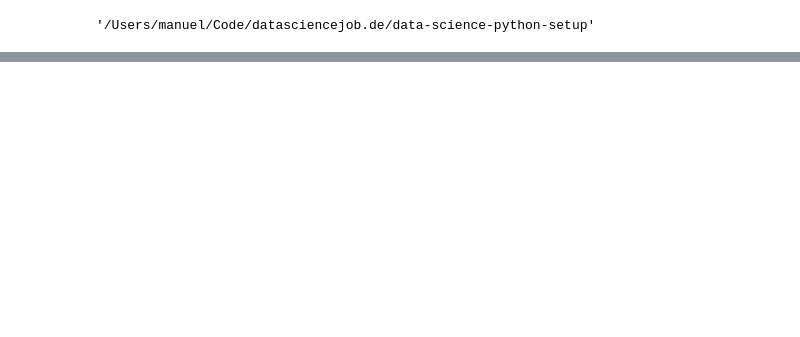
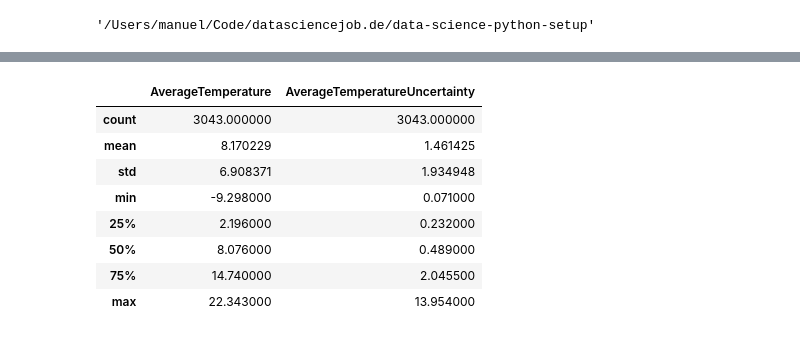
Before and after one commit to funkensturm/data-science-python-setup, a Jupyter notebook: notebooks/Path utility functions.ipynb, the cells around one changed output, grey strips where cells are left out. Drawn from its saved outputs; the diff is of its cells as text; code cells hidden in the pictures; blank space fills up the shorter version.

```diff
--- a/notebooks/Path utility functions.ipynb
+++ b/notebooks/Path utility functions.ipynb
@@ -22,0 +48,24 @@ Creating "/Users/manuel/Code/datasciencejob.de/data-science-python-setup/data/my
+# %%
+# Get the data for Germany
+country = df[df['Country'] == 'Germany']  # Just change it to any other country and run the cells again!
+
+# Drop the Country
+country = country.drop(columns=['Country'])
+
+# We skip the first couple of years with big spikes and a high uncertainty
+country = country[country['dt'] > '1760']
+
+# Set the index to dt
+country = country.set_index('dt')
+
+country.describe()
+# %% [output]
+|  | AverageTemperature | AverageTemperatureUncertainty |
+| count | 3043.000000 | 3043.000000 |
+| mean | 8.170229 | 1.461425 |
+| std | 6.908371 | 1.934948 |
+| min | -9.298000 | 0.071000 |
+| 25% | 2.196000 | 0.232000 |
+| 50% | 8.076000 | 0.489000 |
+| 75% | 14.740000 | 2.045500 |
+| max | 22.343000 | 13.954000 |
```
Also changed, not shown: parts of 11 cells of this notebook.
